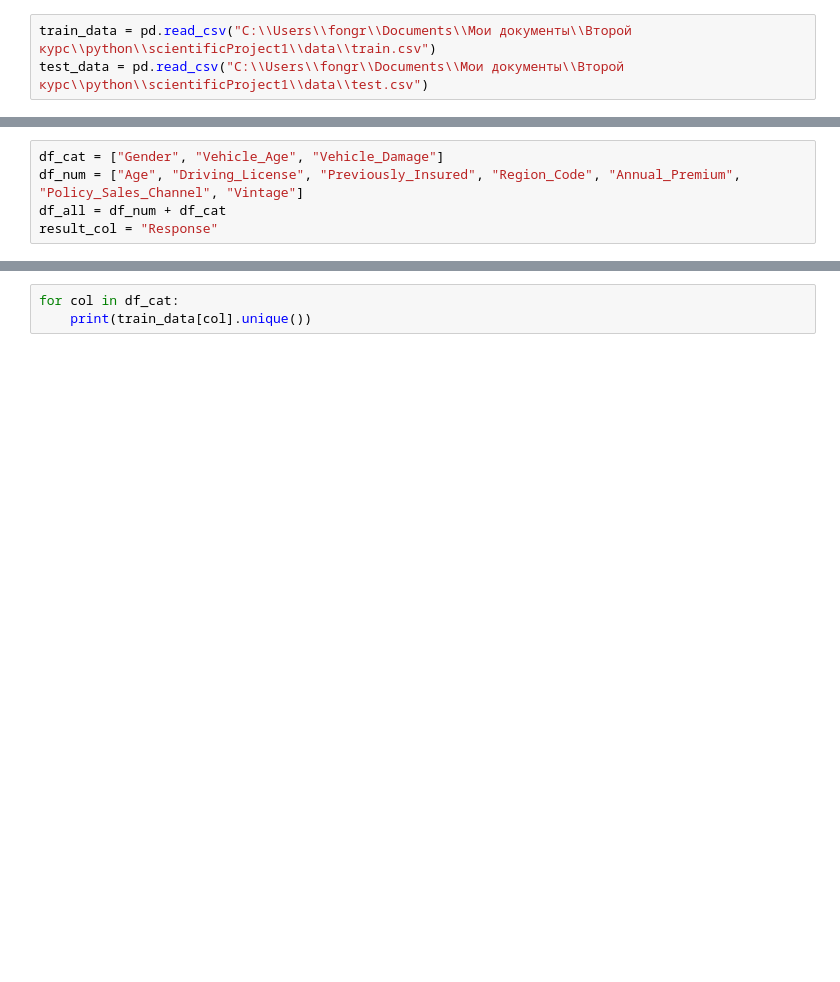
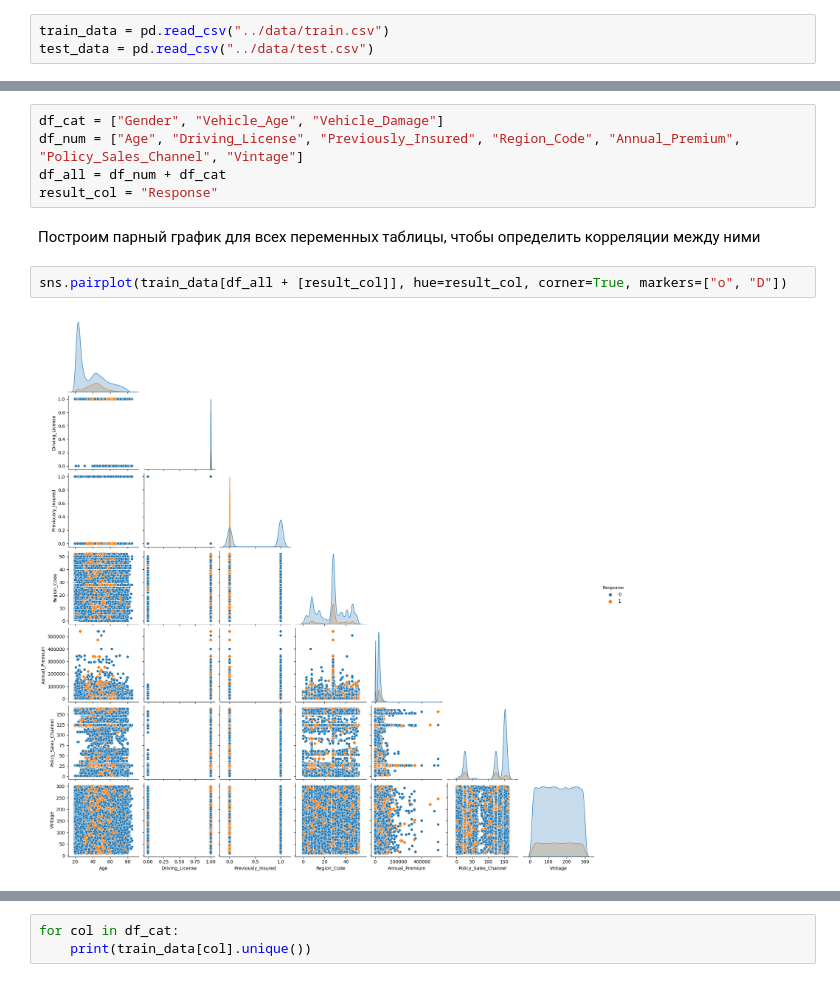
Before and after one commit to fongradnastya/data_analysis_2, a Jupyter notebook: notebooks/work.ipynb, the cells around one changed output, grey strips where cells are left out. Cells and saved outputs as stored; diff of their text form; blank space fills up the shorter version.

```diff
--- a/notebooks/work.ipynb
+++ b/notebooks/work.ipynb
@@ -19,8 +27,8 @@ from imblearn.over_sampling import RandomOverSampler
 from imblearn.under_sampling import RandomUnderSampler
 from csv import DictWriter
 # %%
-train_data = pd.read_csv("C:\\Users\\fongr\\Documents\\Мои документы\\Второй курс\\python\\scientificProject1\\data\\train.csv")
-test_data = pd.read_csv("C:\\Users\\fongr\\Documents\\Мои документы\\Второй курс\\python\\scientificProject1\\data\\test.csv")
+train_data = pd.read_csv("../data/train.csv")
+test_data = pd.read_csv("../data/test.csv")
 # %%
 train_data.info()
 test_data.info()
@@ -49,3 +57,9 @@ df_cat = ["Gender", "Vehicle_Age", "Vehicle_Damage"]
 df_num = ["Age", "Driving_License", "Previously_Insured", "Region_Code", "Annual_Premium", "Policy_Sales_Channel", "Vintage"]
 df_all = df_num + df_cat
 result_col = "Response"
+# %% [markdown]
+Построим парный график для всех переменных таблицы, чтобы определить корреляции между ними
+# %%
+sns.pairplot(train_data[df_all + [result_col]], hue=result_col, corner=True, markers=["o", "D"])
+# %% [output]
+[figure, added]
```
Also changed, not shown: parts of 29 cells of this notebook, 2 other files.
